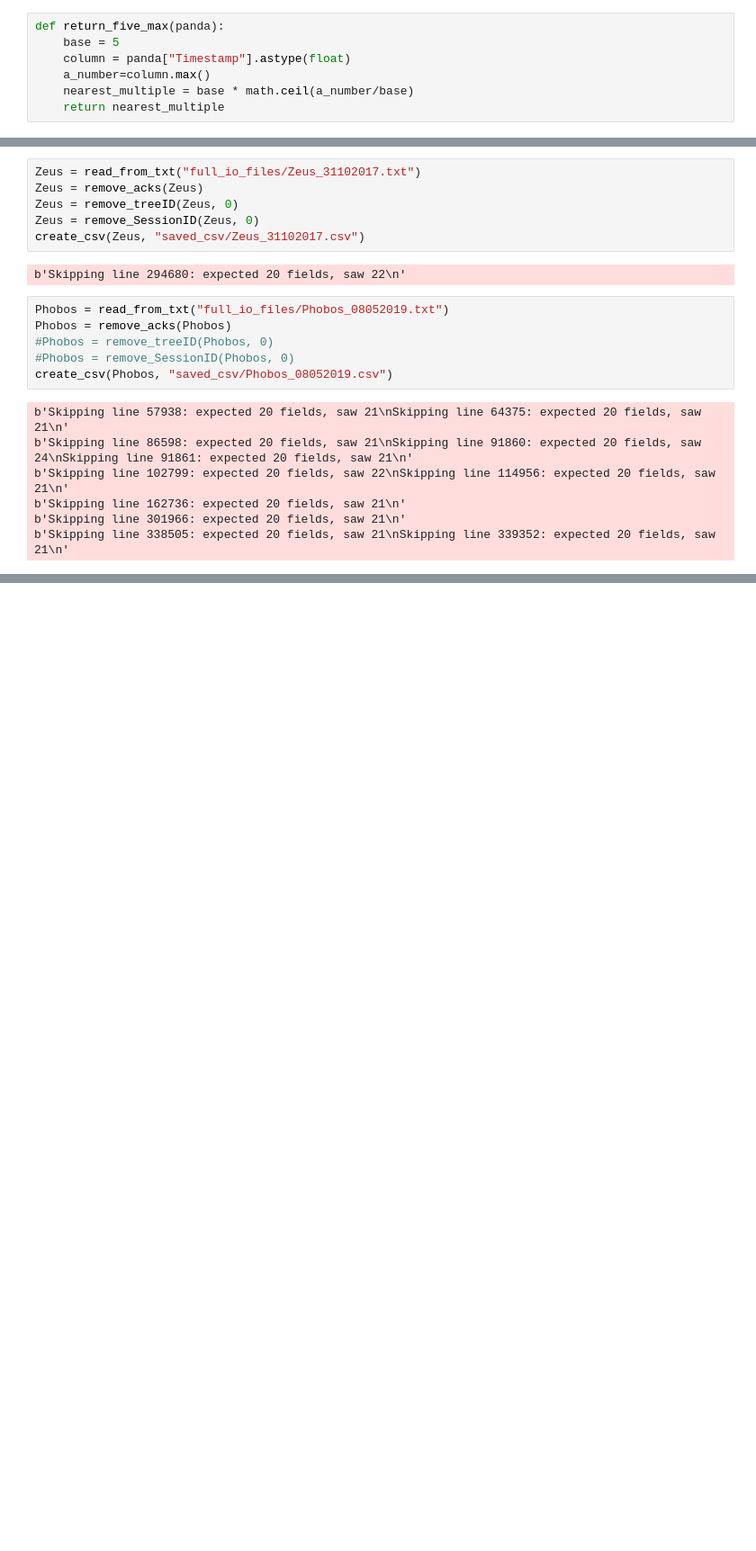
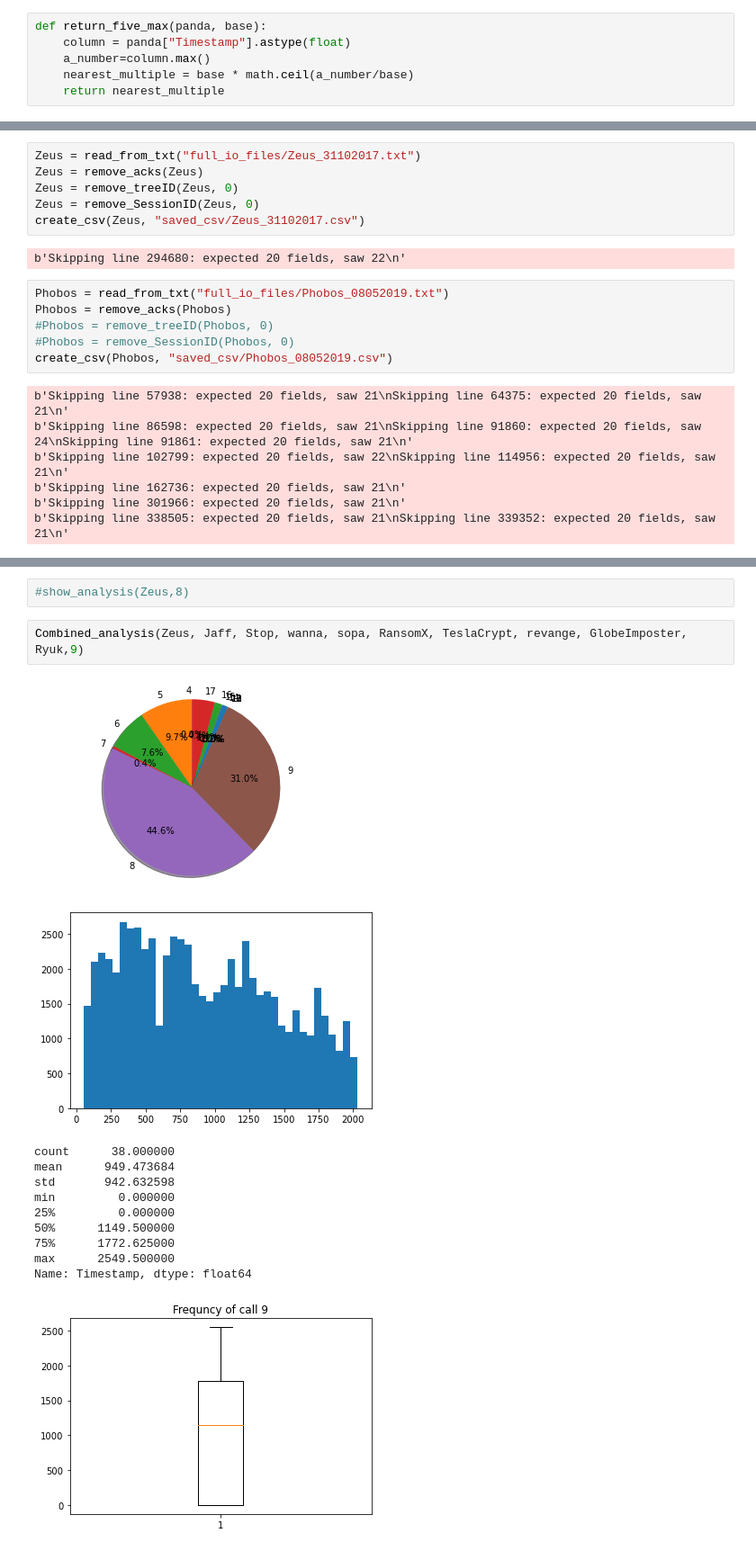
Before and after one commit to cdlewis4553/log_analysis, a Jupyter notebook: pd.ipynb, the cells around one changed output, grey strips where cells are left out. Shown: that part at 90% size. Drawn from its saved outputs; the diff is of its cells as text; blank space fills up the shorter version.

```diff
--- a/pd.ipynb
+++ b/pd.ipynb
@@ -72,8 +73,7 @@ def show_all_percentage(panda):
     for x in range(0, 19):
         percentage_of_call(panda, x)
 # %%
-def return_five_max(panda):
-    base = 5
+def return_five_max(panda, base):
     column = panda["Timestamp"].astype(float)
     a_number=column.max()
     nearest_multiple = base * math.ceil(a_number/base)
@@ -461,0 +530,17 @@ Name: Timestamp, dtype: float64
+# %%
+#show_analysis(Zeus,8)
+# %%
+Combined_analysis(Zeus, Jaff, Stop, wanna, sopa, RansomX, TeslaCrypt, revange, GlobeImposter, Ryuk,9)
+# %% [output]
+[figure, added]
+[figure, added]
+count      38.000000
+mean      949.473684
+std       942.632598
+min         0.000000
+25%         0.000000
+50%      1149.500000
+75%      1772.625000
+max      2549.500000
+Name: Timestamp, dtype: float64
+[figure, added]
```
Also changed, not shown: parts of 51 cells of this notebook.
